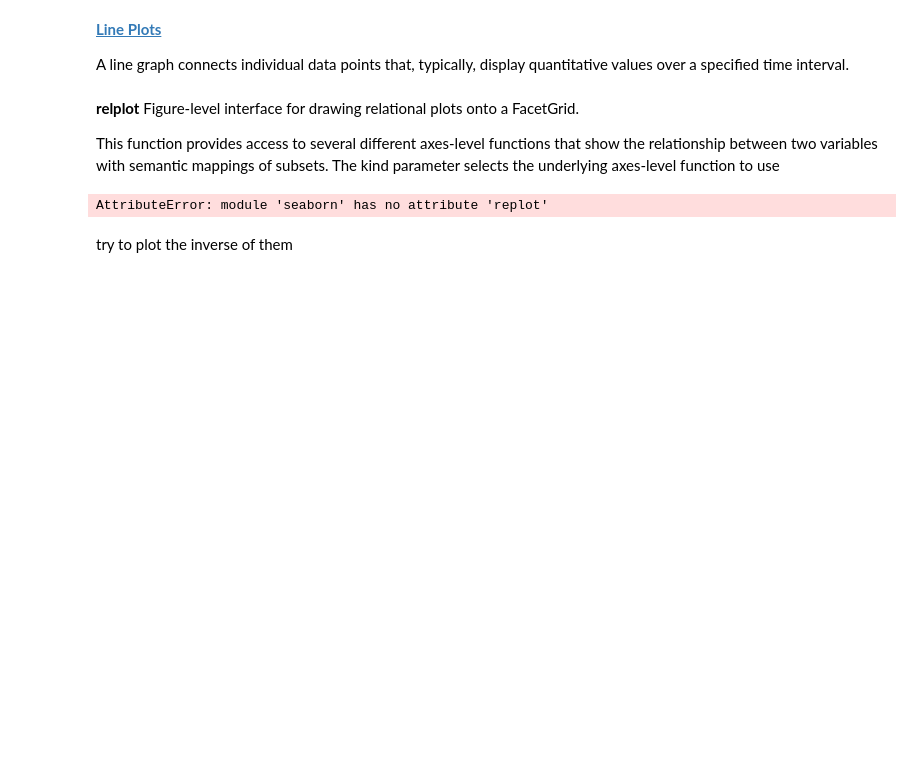
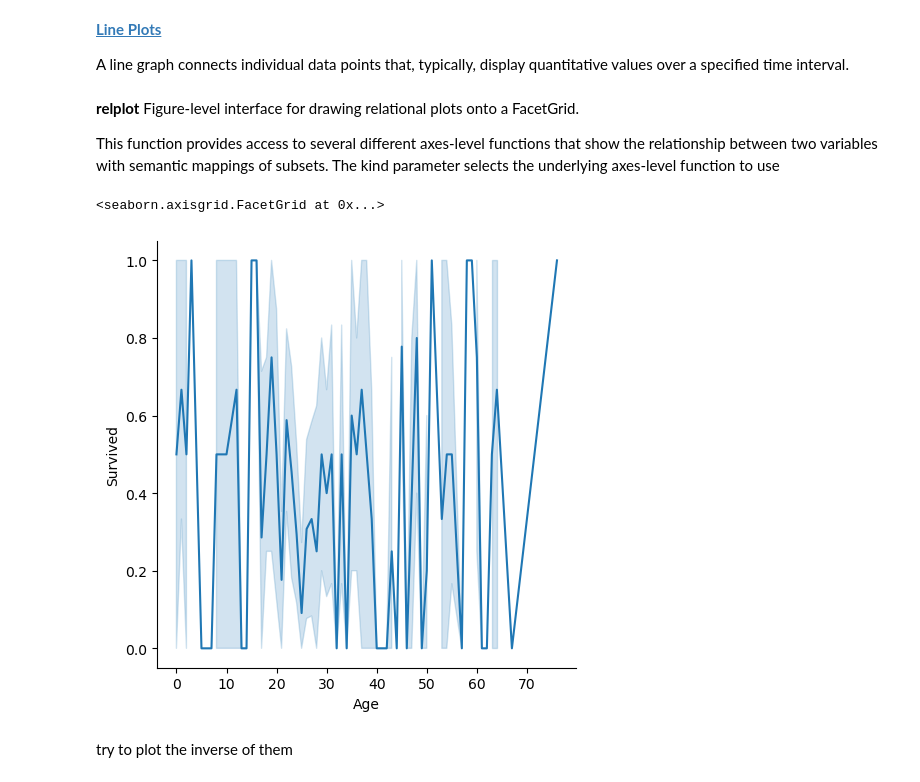
Before and after one commit to Chris-Arispe-R/INFO2201_Notes, a Jupyter notebook: w6d2_EDAcont_students.ipynb, the cells around one changed output. Saved outputs shown, nothing was run; the diff lists cells and outputs as text; code cells hidden in the pictures; blank space fills up the shorter version.

```diff
--- a/w6d2_EDAcont_students.ipynb
+++ b/w6d2_EDAcont_students.ipynb
@@ -20,8 +20,8 @@ import pickle
 pull in the titanic_clean.csv from last class
 # %%
 #reading files
-titanic_clean = pd.read_csv("titanic_clean.csv")
+titanicDf = pd.read_csv("Data_txtFiles/titanic_clean.csv")
 
 #or
-with open('Data_txtFiles/titanic_clean.pkl', 'rb') as f:
-    titanicDf = pickle.load(f) # deserialize using load()
+#with open('Data_txtFiles/titanic_clean.pkl', 'rb') as f:
+    #titanicDf = pickle.load(f) # deserialize using load()
@@ -110,14 +122,15 @@ Figure-level interface for drawing relational plots onto a FacetGrid.
 This function provides access to several different axes-level functions that show the relationship between two variables with semantic mappings of subsets. The kind parameter selects the underlying axes-level function to use
 # %%
 #plot age and survived
-sns.replot(
+sns.relplot(
     x = 'Age',
     y = 'Survived',
     data = titanicDf,
     kind = 'line'
 )
 # %% [output]
-AttributeError: module 'seaborn' has no attribute 'replot'
+<seaborn.axisgrid.FacetGrid at 0x...>
+[figure, added]
 # %% [markdown]
 try to plot the inverse of them
 # %% [markdown]
```
Also changed, not shown: parts of 32 cells of this notebook, 2 other files.
